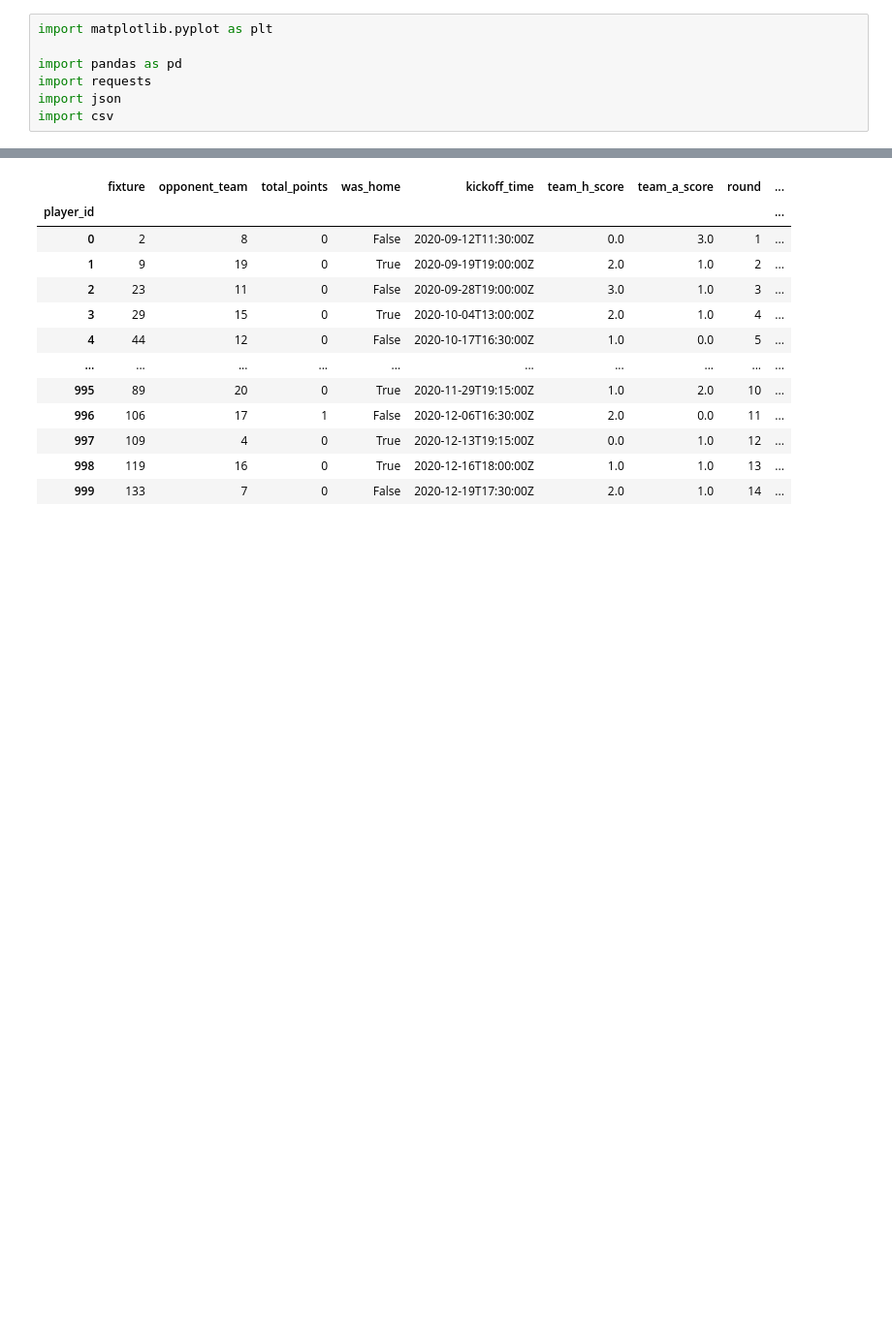
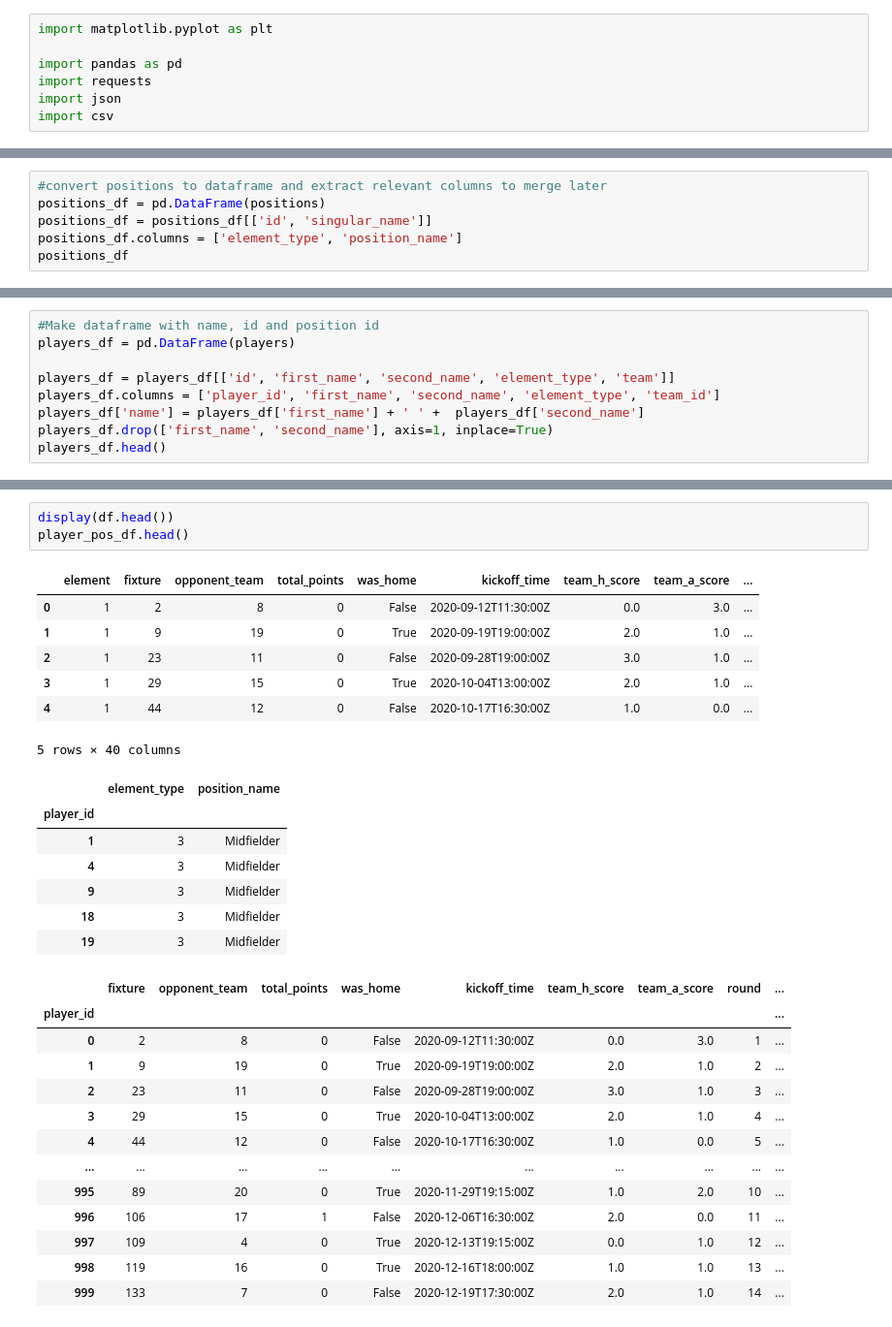
Before and after one commit to fika4life/EPLExploration, a Jupyter notebook: fantasy_clean_data.ipynb, the cells around one changed output, grey strips where cells are left out. Shown at 97% size. Saved outputs shown, nothing was run; the diff lists cells and outputs as text; blank space fills up the shorter version.

```diff
--- a/fantasy_clean_data.ipynb
+++ b/fantasy_clean_data.ipynb
@@ -86,0 +20,6 @@ player_pos_df
+# %%
+#convert positions to dataframe and extract relevant columns to merge later
+positions_df = pd.DataFrame(positions)
+positions_df = positions_df[['id', 'singular_name']]
+positions_df.columns = ['element_type', 'position_name']
+positions_df
@@ -86,0 +32,9 @@ player_pos_df
+# %%
+#Make dataframe with name, id and position id
+players_df = pd.DataFrame(players)
+
+players_df = players_df[['id', 'first_name', 'second_name', 'element_type', 'team']]
+players_df.columns = ['player_id', 'first_name', 'second_name', 'element_type', 'team_id']
+players_df['name'] = players_df['first_name'] + ' ' +  players_df['second_name']
+players_df.drop(['first_name', 'second_name'], axis=1, inplace=True)
+players_df.head()
@@ -195,3 +188,21 @@ df['gameweek'] = new[0]
+# %%
+display(df.head())
+player_pos_df.head()
+# %% [output]
+|  | element | fixture | opponent_team | total_points | was_home | kickoff_time | team_h_score | team_a_score | ... |
+| 0 | 1 | 2 | 8 | 0 | False | 2020-09-12T11:30:00Z | 0.0 | 3.0 | ... |
+| 1 | 1 | 9 | 19 | 0 | True | 2020-09-19T19:00:00Z | 2.0 | 1.0 | ... |
+| 2 | 1 | 23 | 11 | 0 | False | 2020-09-28T19:00:00Z | 3.0 | 1.0 | ... |
+| 3 | 1 | 29 | 15 | 0 | True | 2020-10-04T13:00:00Z | 2.0 | 1.0 | ... |
+| 4 | 1 | 44 | 12 | 0 | False | 2020-10-17T16:30:00Z | 1.0 | 0.0 | ... |
+5 rows × 40 columns
+|  | element_type | position_name |
+| player_id |  |  |
+| 1 | 3 | Midfielder |
+| 4 | 3 | Midfielder |
+| 9 | 3 | Midfielder |
+| 18 | 3 | Midfielder |
+| 19 | 3 | Midfielder |
 # %%
 # %% [output]
 |  | fixture | opponent_team | total_points | was_home | kickoff_time | team_h_score | team_a_score | round | ... |
```
Also changed, not shown: parts of 16 cells of this notebook, 10 other files.
